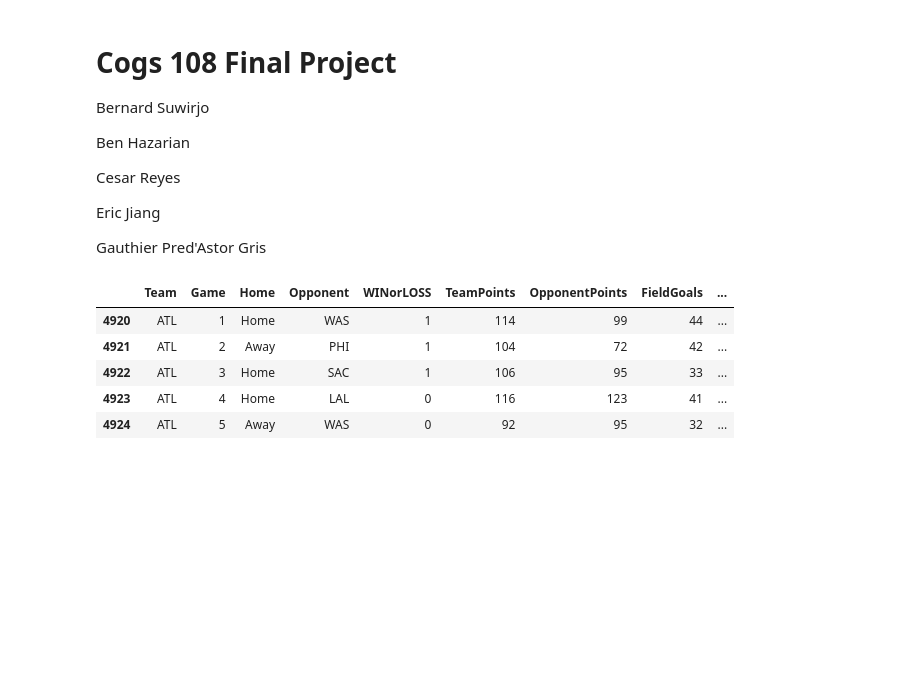
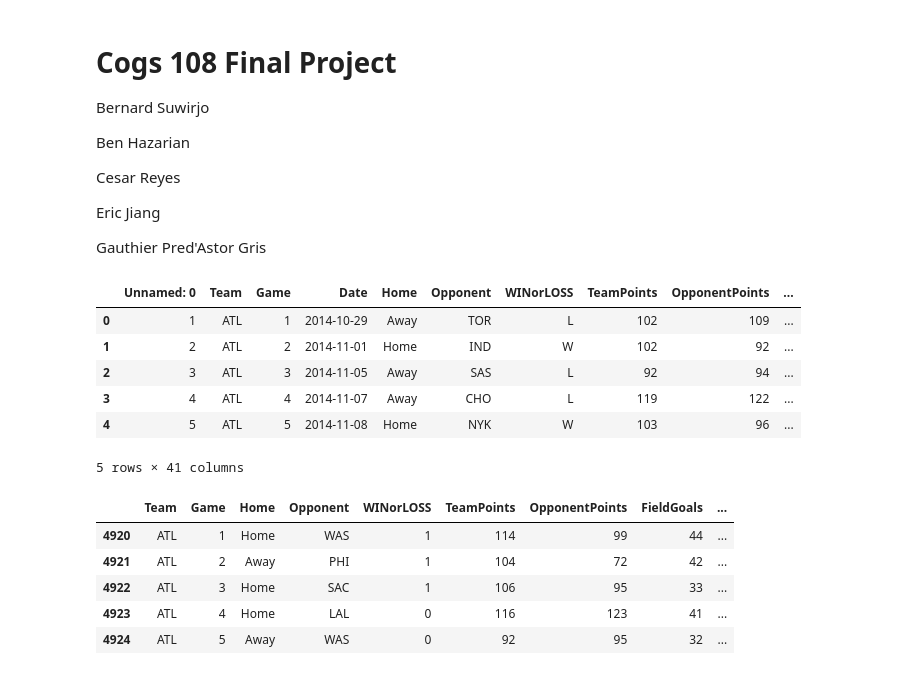
Before and after one commit to bsuwirjo/cogs108FinalProject, a Jupyter notebook: Basketball.ipynb, the cells around one changed output. Cells and saved outputs as stored; diff of their text form; code cells hidden in the pictures; blank space fills up the shorter version.

```diff
--- a/Basketball.ipynb
+++ b/Basketball.ipynb
@@ -21,5 +21,14 @@ from scipy import stats
 # %%
 # Load Datasets
 
 # Basketball Dataset
 nba_data = pd.read_csv('data/nba.games.stats.csv')
+nba_data.head()
+# %% [output]
+|  | Unnamed: 0 | Team | Game | Date | Home | Opponent | WINorLOSS | TeamPoints | OpponentPoints | ... |
+| 0 | 1 | ATL | 1 | 2014-10-29 | Away | TOR | L | 102 | 109 | ... |
+| 1 | 2 | ATL | 2 | 2014-11-01 | Home | IND | W | 102 | 92 | ... |
+| 2 | 3 | ATL | 3 | 2014-11-05 | Away | SAS | L | 92 | 94 | ... |
+| 3 | 4 | ATL | 4 | 2014-11-07 | Away | CHO | L | 119 | 122 | ... |
+| 4 | 5 | ATL | 5 | 2014-11-08 | Home | NYK | W | 103 | 96 | ... |
+5 rows × 41 columns
```
Also changed, not shown: parts of 4 cells of this notebook, 1 other file.
